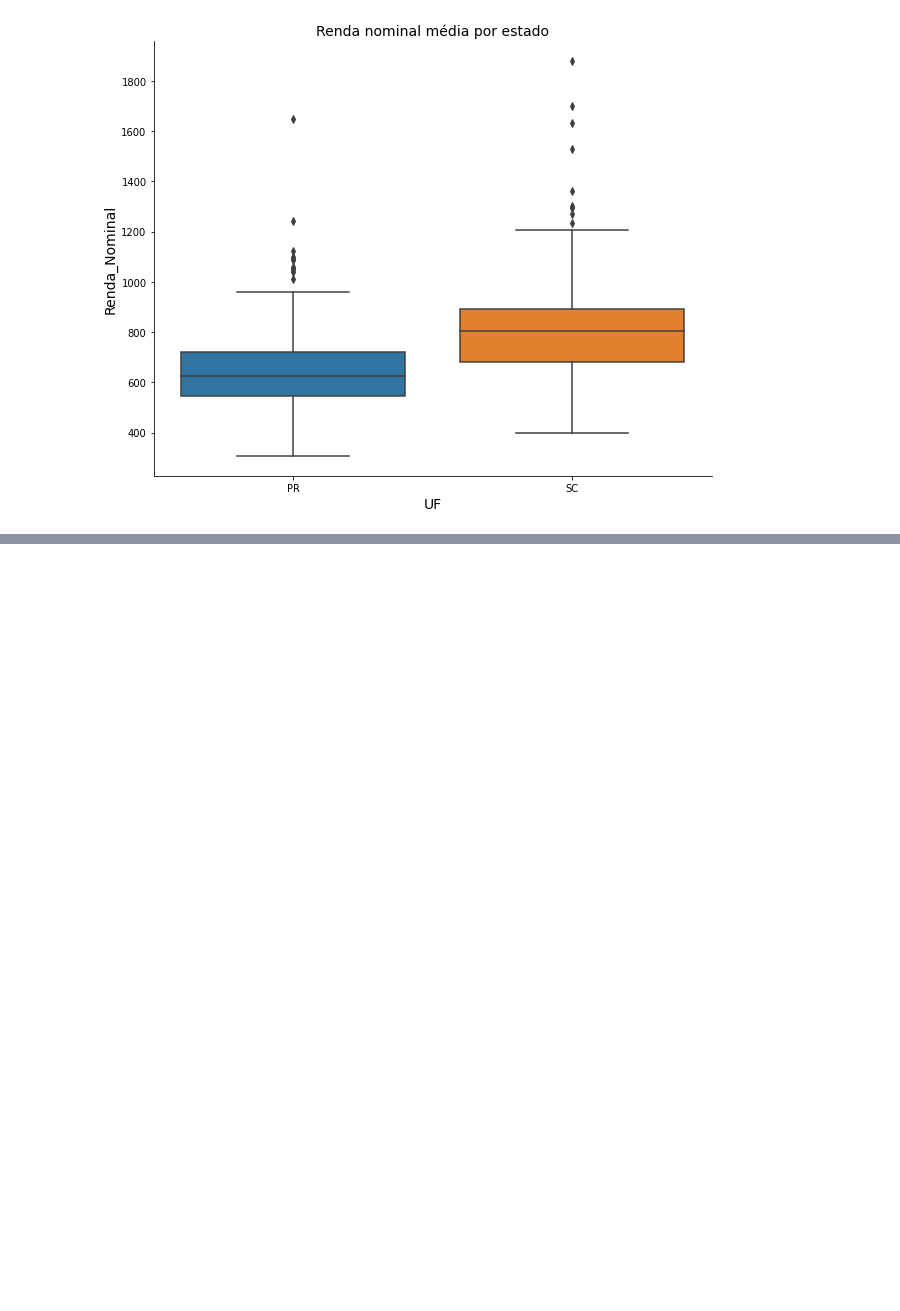
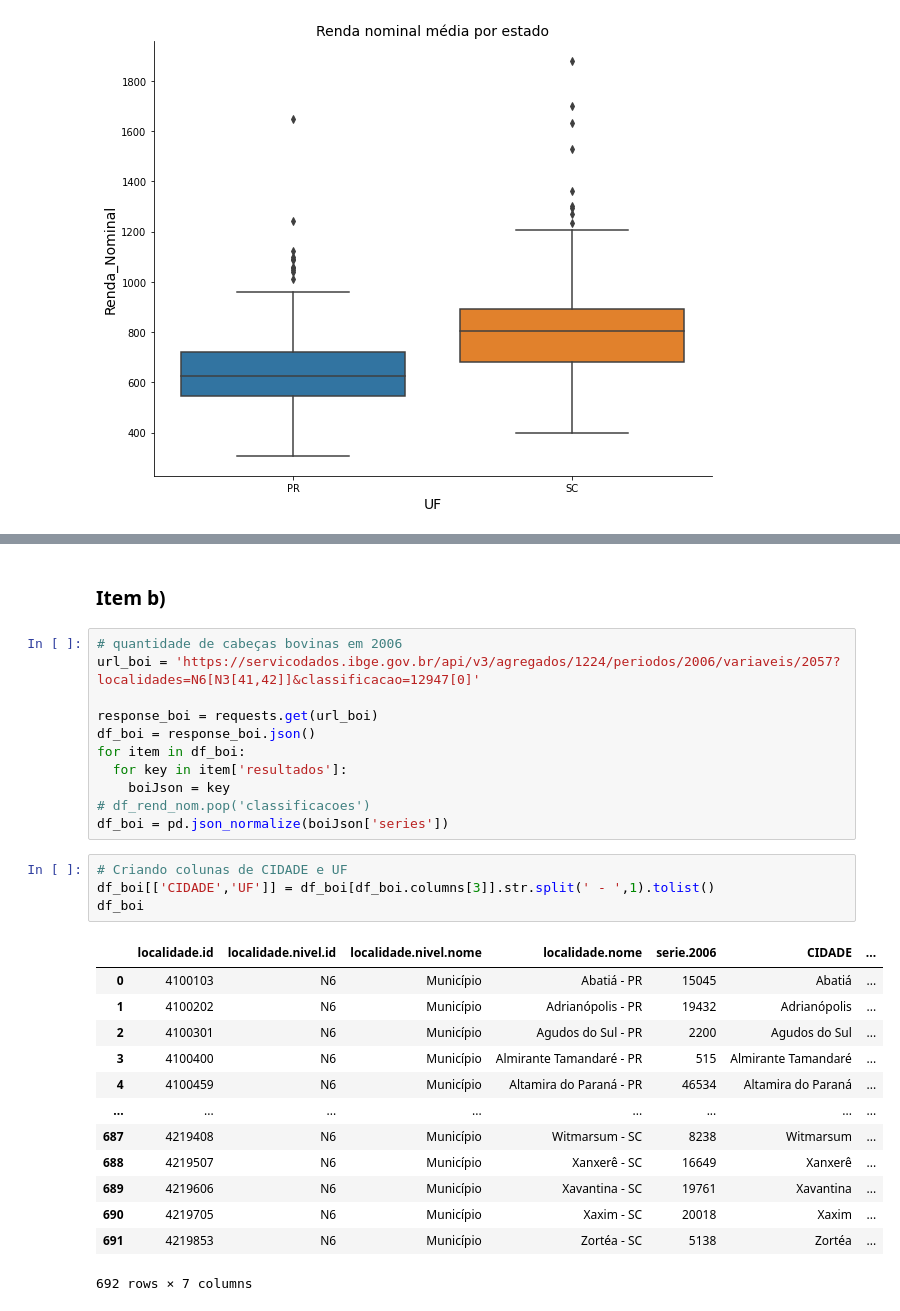
Before and after one commit to williambrunos/Mandacaru-Dev-Cacto, a Jupyter notebook: Atividade-2/Atividade_2_Cacto.ipynb, the cells around one changed output, grey strips where cells are left out. Saved outputs shown, nothing was run; the diff lists cells and outputs as text; blank space fills up the shorter version.

```diff
--- a/Atividade-2/Atividade_2_Cacto.ipynb
+++ b/Atividade-2/Atividade_2_Cacto.ipynb
@@ -172,0 +195,31 @@ plt.show()
+# %% [markdown]
+### Item b)
+# %%
+# quantidade de cabeças bovinas em 2006
+url_boi = 'https://servicodados.ibge.gov.br/api/v3/agregados/1224/periodos/2006/variaveis/2057?localidades=N6[N3[41,42]]&classificacao=12947[0]'
+
+response_boi = requests.get(url_boi)
+df_boi = response_boi.json()
+for item in df_boi:
+  for key in item['resultados']:
+    boiJson = key
+# df_rend_nom.pop('classificacoes')
+df_boi = pd.json_normalize(boiJson['series'])
+# %%
+# Criando colunas de CIDADE e UF
+df_boi[['CIDADE','UF']] = df_boi[df_boi.columns[3]].str.split(' - ',1).tolist()
+df_boi
+# %% [output]
+|  | localidade.id | localidade.nivel.id | localidade.nivel.nome | localidade.nome | serie.2006 | CIDADE | ... |
+| 0 | 4100103 | N6 | Município | Abatiá - PR | 15045 | Abatiá | ... |
+| 1 | 4100202 | N6 | Município | Adrianópolis - PR | 19432 | Adrianópolis | ... |
+| 2 | 4100301 | N6 | Município | Agudos do Sul - PR | 2200 | Agudos do Sul | ... |
+| 3 | 4100400 | N6 | Município | Almirante Tamandaré - PR | 515 | Almirante Tamandaré | ... |
+| 4 | 4100459 | N6 | Município | Altamira do Paraná - PR | 46534 | Altamira do Paraná | ... |
+| ... | ... | ... | ... | ... | ... | ... | ... |
+| 687 | 4219408 | N6 | Município | Witmarsum - SC | 8238 | Witmarsum | ... |
+| 688 | 4219507 | N6 | Município | Xanxerê - SC | 16649 | Xanxerê | ... |
+| 689 | 4219606 | N6 | Município | Xavantina - SC | 19761 | Xavantina | ... |
+| 690 | 4219705 | N6 | Município | Xaxim - SC | 20018 | Xaxim | ... |
+| 691 | 4219853 | N6 | Município | Zortéa - SC | 5138 | Zortéa | ... |
+692 rows × 7 columns
```
Also changed, not shown: parts of 18 cells of this notebook.
